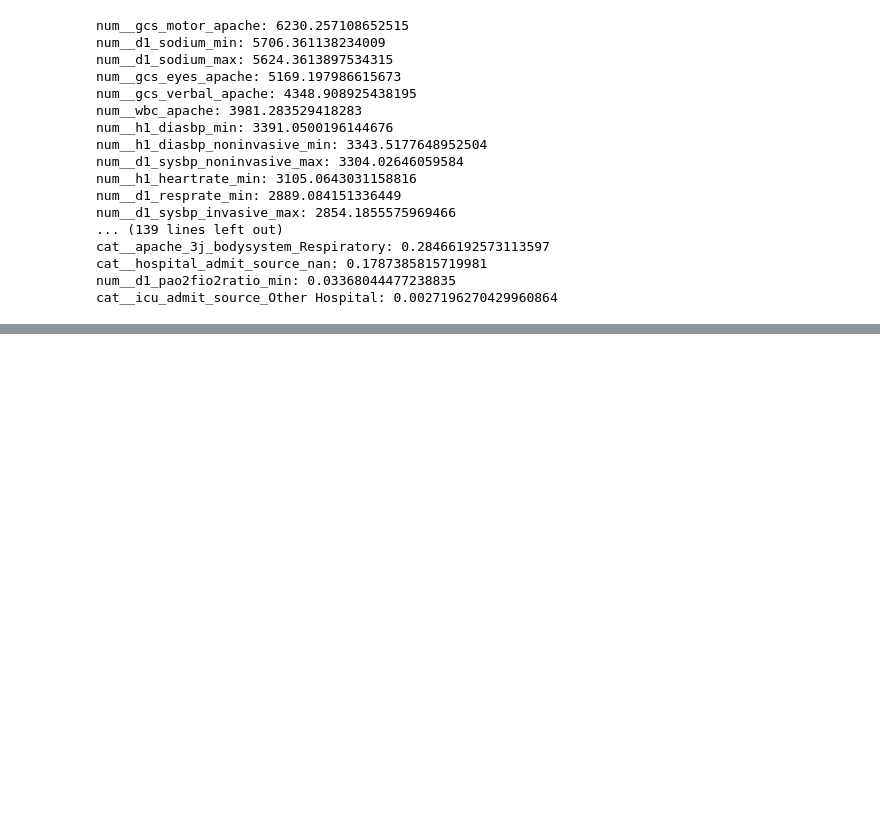
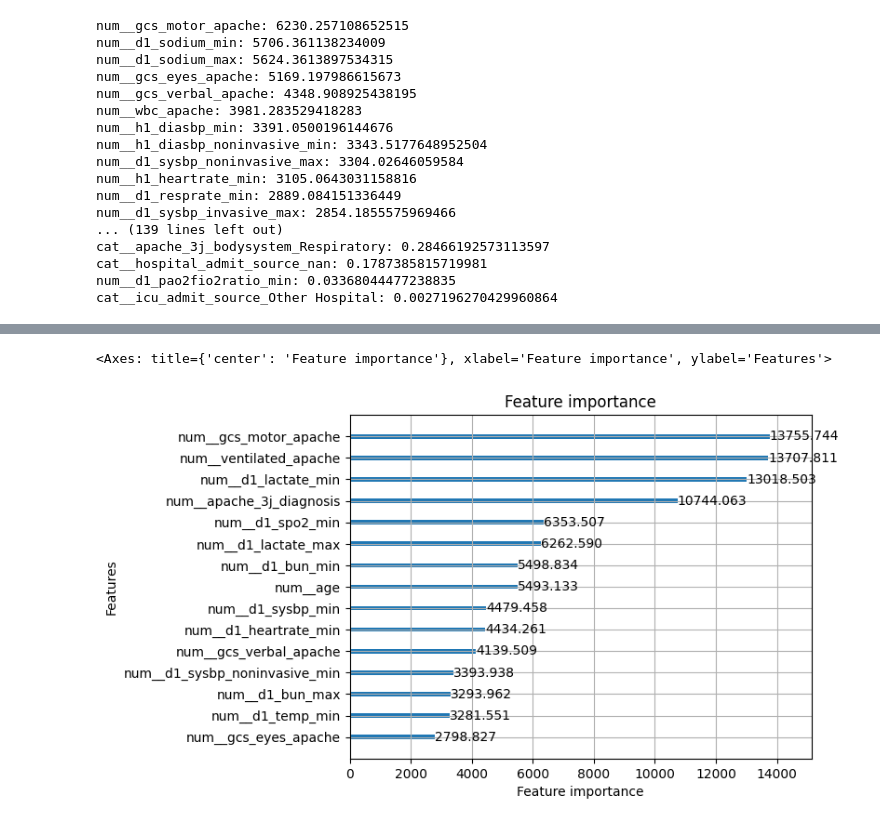
Before and after one commit to puckkwaspen/responsible-DS-group21, a Jupyter notebook: Moniquespeeltuin.ipynb, the cells around one changed output, grey strips where cells are left out. Saved outputs shown, nothing was run; the diff lists cells and outputs as text; code cells hidden in the pictures; blank space fills up the shorter version.

```diff
--- a/Moniquespeeltuin.ipynb
+++ b/Moniquespeeltuin.ipynb
@@ -480,0 +572,6 @@ dtype: float64
+# %%
+#The gain method measures the relative contribution of each feature to the model by calculating the total gain of each feature when it is used in trees.
+lgb.plot_importance(bst, max_num_features=15, importance_type="gain")
+# %% [output]
+<Axes: title={'center': 'Feature importance'}, xlabel='Feature importance', ylabel='Features'>
+[figure, added]
```
Also changed, not shown: parts of 14 cells of this notebook.
